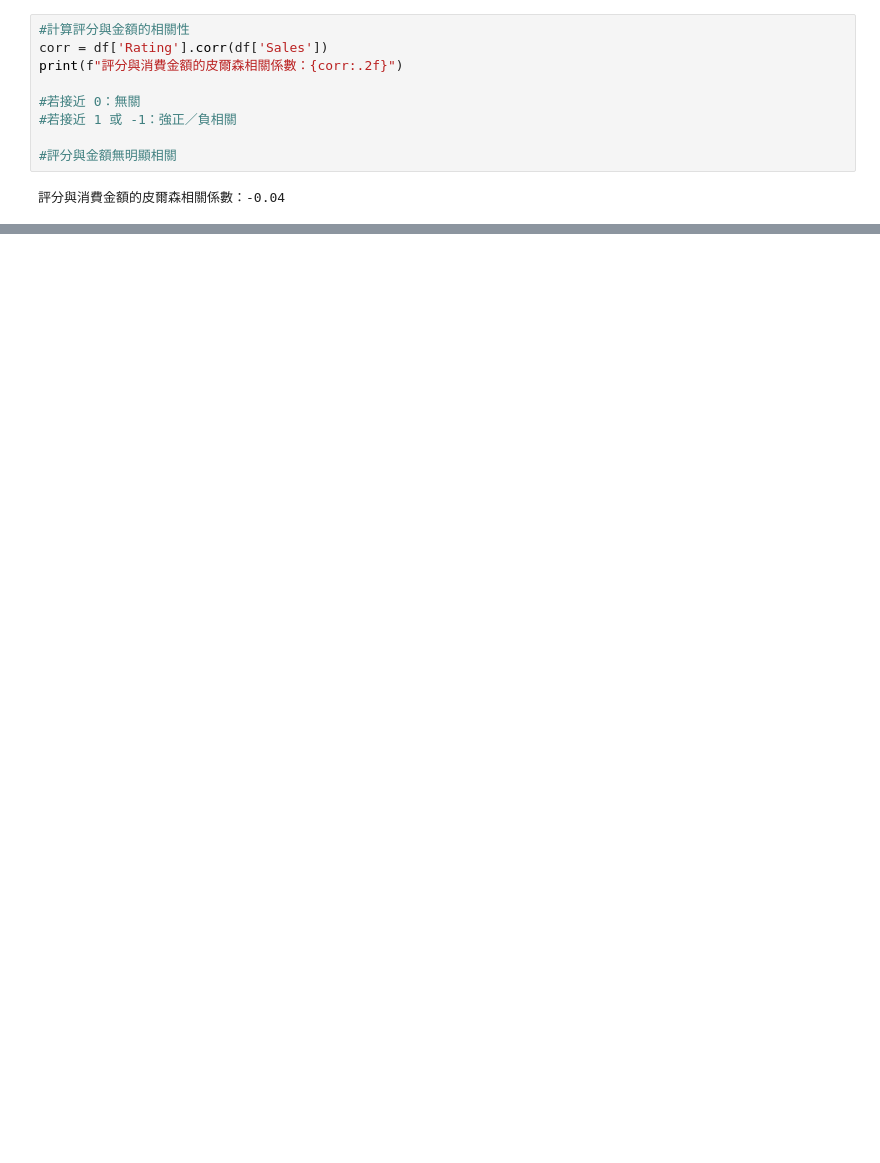
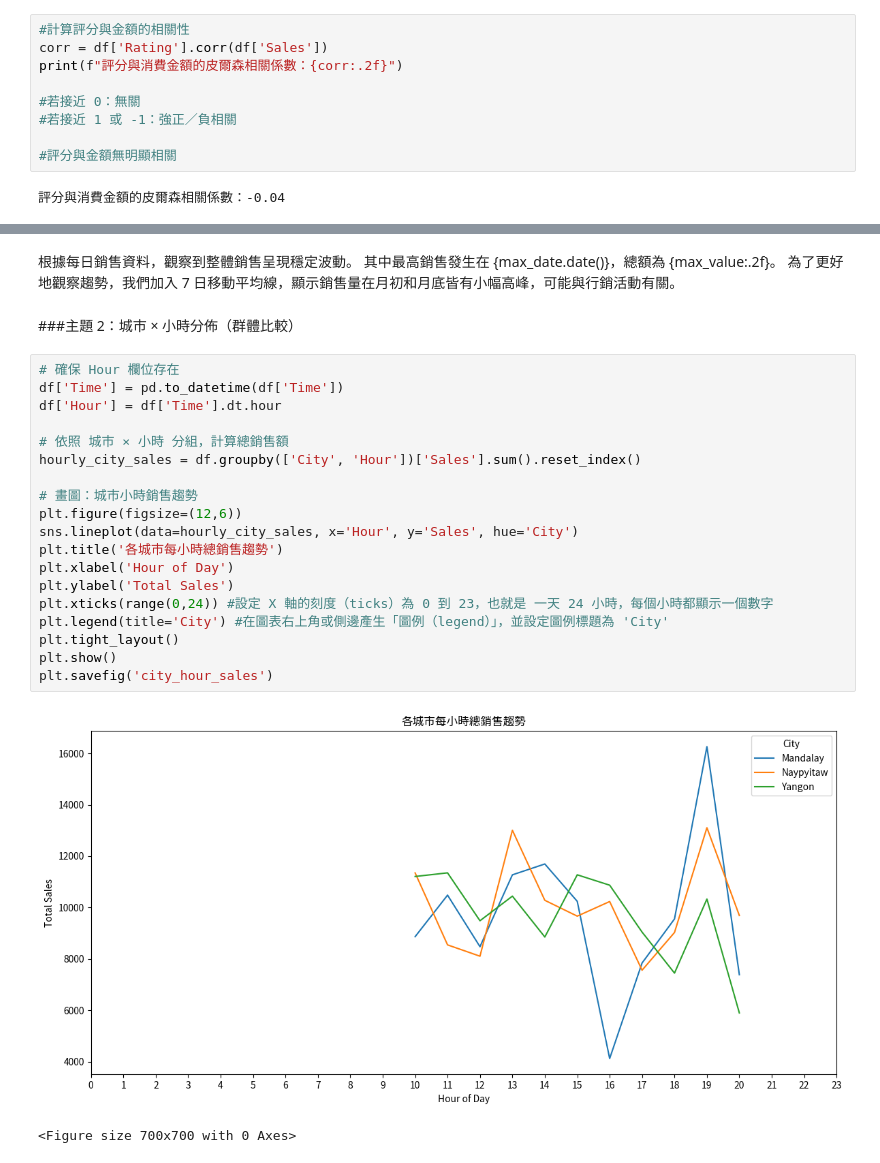
Before and after one commit to rerebebeccacca/supermarket-sales-analysis, a Jupyter notebook: notebooks/supermarket_sale.ipynb, the cells around one changed output, grey strips where cells are left out. Saved outputs shown, nothing was run; the diff lists cells and outputs as text; blank space fills up the shorter version.

```diff
--- a/notebooks/supermarket_sale.ipynb
+++ b/notebooks/supermarket_sale.ipynb
@@ -238,0 +322,28 @@ print(f"評分與消費金額的皮爾森相關係數：{corr:.2f}")
+# %% [markdown]
+根據每日銷售資料，觀察到整體銷售呈現穩定波動。
+其中最高銷售發生在 {max_date.date()}，總額為 {max_value:.2f}。
+為了更好地觀察趨勢，我們加入 7 日移動平均線，顯示銷售量在月初和月底皆有小幅高峰，可能與行銷活動有關。
+# %% [markdown]
+###主題 2：城市 × 小時分佈（群體比較）
+# %%
+# 確保 Hour 欄位存在
+df['Time'] = pd.to_datetime(df['Time'])
+df['Hour'] = df['Time'].dt.hour
+
+# 依照 城市 × 小時 分組，計算總銷售額
+hourly_city_sales = df.groupby(['City', 'Hour'])['Sales'].sum().reset_index()
+
+# 畫圖：城市小時銷售趨勢
+plt.figure(figsize=(12,6))
+sns.lineplot(data=hourly_city_sales, x='Hour', y='Sales', hue='City')
+plt.title('各城市每小時總銷售趨勢')
+plt.xlabel('Hour of Day')
+plt.ylabel('Total Sales')
+plt.xticks(range(0,24)) #設定 X 軸的刻度（ticks）為 0 到 23，也就是 一天 24 小時，每個小時都顯示一個數字
+plt.legend(title='City') #在圖表右上角或側邊產生「圖例（legend）」，並設定圖例標題為 'City'
+plt.tight_layout()
+plt.show()
+plt.savefig('city_hour_sales')
+# %% [output]
+[figure, added]
+<Figure size 700x700 with 0 Axes>
```
Also changed, not shown: parts of 76 cells of this notebook.
